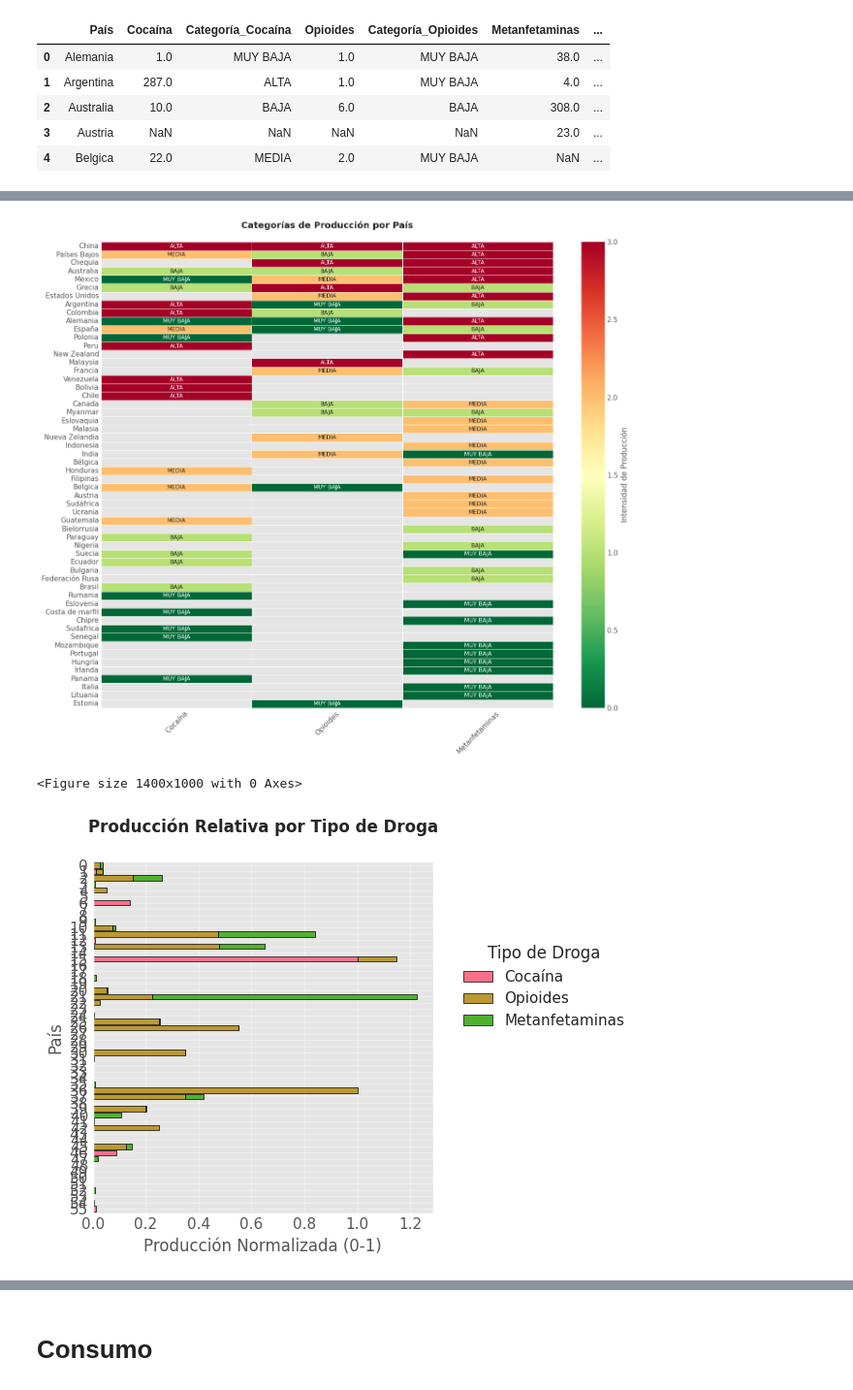
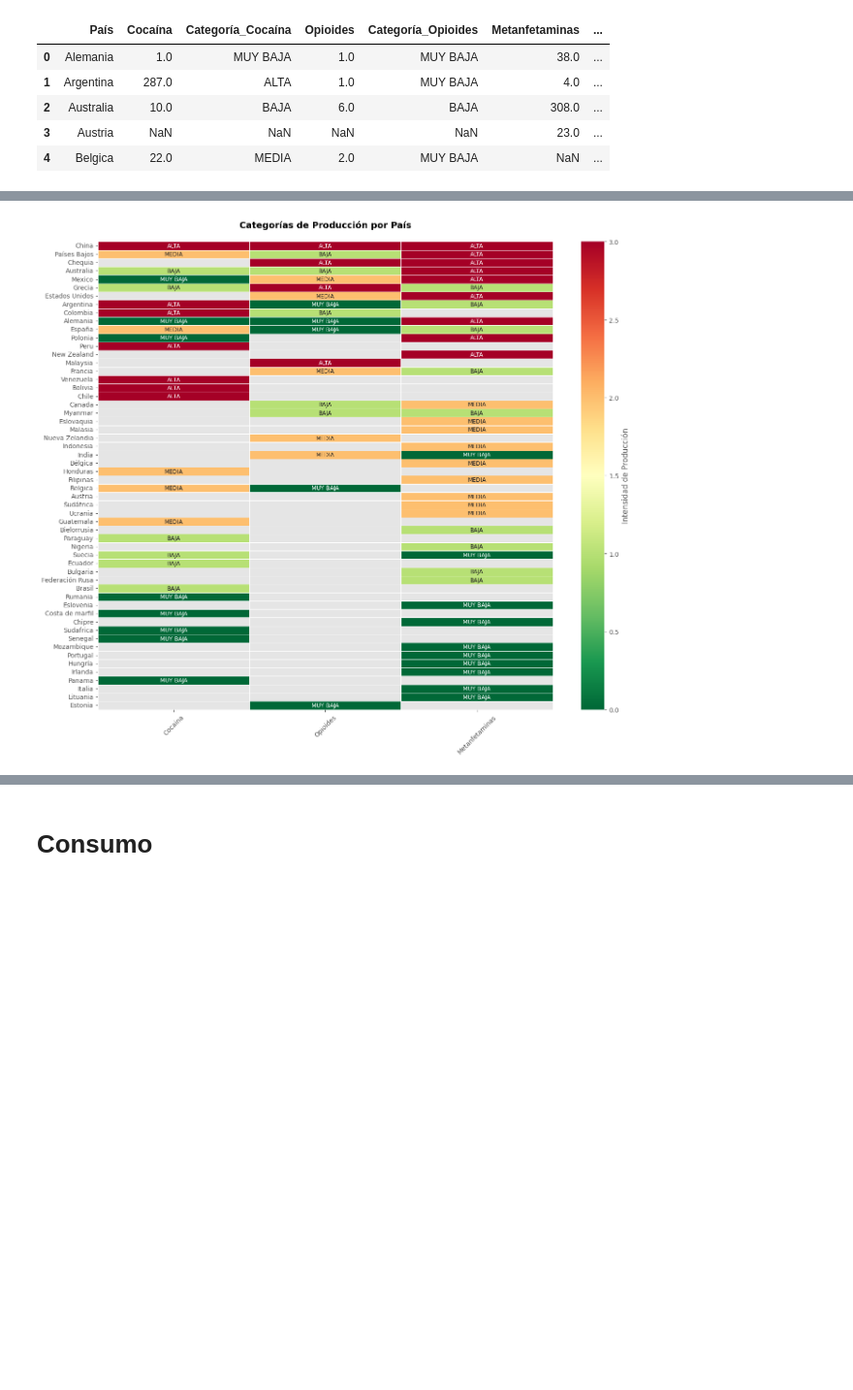
Before and after one commit to bitazaratustra/proyecto_ar, a Jupyter notebook: notebooks/EDA.ipynb, the cells around one changed output, grey strips where cells are left out. Shown at 97% size. Cells and saved outputs as stored; diff of their text form; code cells hidden in the pictures; blank space fills up the shorter version.

Commit message:
df_produccion eda

```diff
--- a/notebooks/EDA.ipynb
+++ b/notebooks/EDA.ipynb
@@ -83,108 +124,32 @@ df_produccion.head()
 # %%
-# Versión corregida y mejorada del código
-
-import matplotlib.pyplot as plt
-import seaborn as sns
-import numpy as np
-
-# Configuración estética mejorada
 plt.style.use('ggplot')
 sns.set_palette("husl")
 plt.rcParams['font.family'] = 'DejaVu Sans'
 
-# 1. Mapa de calor de categorías de producción (versión corregida)
 def plot_heatmap():
-    # Filtrar países con al menos un dato de categoría
     categorias = df_produccion[['País', 'Categoría_Cocaína', 'Categoría_Opioides', 'Categoría_Metanfetaminas']].dropna(how='all')
 
-    # Ordenar por suma de categorías
     order = categorias.fillna('Z').apply(lambda x: x.map({'ALTA':3, 'MEDIA':2, 'BAJA':1, 'MUY BAJA':0})).sum(axis=1).sort_values(ascending=False).index
     categorias = categorias.iloc[order]
 
-    # Crear matriz numérica para el heatmap
     heatmap_data = categorias[['Categoría_Cocaína', 'Categoría_Opioides', 'Categoría_Metanfetaminas']]\
         .apply(lambda x: x.map({'ALTA':3, 'MEDIA':2, 'BAJA':1, 'MUY BAJA':0, np.nan: np.nan}))
 
     plt.figure(figsize=(14, 12))
     ax = sns.heatmap(heatmap_data,
                     annot=categorias[['Categoría_Cocaína', 'Categoría_Opioides', 'Categoría_Metanfetaminas']],
                     cmap='RdYlGn_r',
                     linewidths=0.5,
                     cbar_kws={'label': 'Intensidad de Producción'},
                     annot_kws={'fontsize':9},
                     fmt='')
 
     ax.set_yticklabels(categorias['País'], rotation=0)
     ax.set_xticklabels(['Cocaína', 'Opioides', 'Metanfetaminas'], rotation=45)
     plt.title('Categorías de Producción por País\n', fontsize=14, fontweight='bold')
     plt.tight_layout()
     plt.show()
 
-# 2. Gráfico de barras apiladas mejorado
-def plot_stacked_bars():
-    # Crear datos normalizados para mejor visualización
-    datos = df_produccion[['Cocaína', 'Opioides', 'Metanfetaminas']].fillna(0)
-    datos_norm = datos.div(datos.max(axis=0), axis=1)
-
-    plt.figure(figsize=(14, 10))
-    datos_norm.plot(kind='barh',
-                   stacked=True,
-                   width=0.85,
-                   edgecolor='black',
-                   linewidth=0.5)
-
-    plt.gca().invert_yaxis()
-    plt.title('Producción Relativa por Tipo de Droga\n', fontsize=12, fontweight='bold')
-    plt.xlabel('Producción Normalizada (0-1)')
-    plt.ylabel('País')
-    plt.legend(title='Tipo de Droga', bbox_to_anchor=(1.05, 0.8))
-    plt.grid(True, alpha=0.3)
-    plt.tight_layout()
-    plt.show()
-
-# 3. Gráfico de red mejorado
-def plot_radar_chart():
-    from math import pi
-
-    # Preparar datos
-    cols = ['Cocaína', 'Opioides', 'Metanfetaminas']
-    datos = df_produccion[cols].fillna(0)
-    max_values = datos.max()
-    datos_norm = (datos/max_values).fillna(0)
-
-    # Configurar gráfico
-    categories = cols
-    N = len(categories)
-    angles = [n / float(N) * 2 * pi for n in range(N)]
-    angles += angles[:1]
-
-    fig = plt.figure(figsize=(10, 10))
-    ax = fig.add_subplot(111, polar=True)
-
-    # Plot para cada país
-    for idx in range(len(datos_norm)):
-        values = datos_norm.iloc[idx].values.flatten().tolist()
-        values += values[:1]
-        ax.plot(angles, values, linewidth=1, linestyle='solid', label=df_produccion['País'].iloc[idx])
-        ax.fill(angles, values, alpha=0.1)
-
-    # Configuración estética
-    ax.set_theta_offset(pi/2)
-    ax.set_theta_direction(-1)
-    plt.xticks(angles[:-1], categories)
-    ax.set_rlabel_position(0)
-    plt.yticks([0.25, 0.5, 0.75], ["25%", "50%", "75%"], color="grey", size=8)
-    plt.ylim(0,1)
-
-    plt.title('Perfil de Producción Relativa por País\n', y=1.1, fontsize=12, fontweight='bold')
-    plt.legend(loc='upper right', bbox_to_anchor=(1.3, 1), fontsize=8)
-    plt.show()
-
-# Ejecutar las funciones
 plot_heatmap()
-plot_stacked_bars()
-plot_radar_chart()
 # %% [output]
-[figure, old version]
+[figure, new version]
-<Figure size 1400x1000 with 0 Axes>
-[figure, removed]
```
Also changed, not shown: parts of 10 cells of this notebook.
